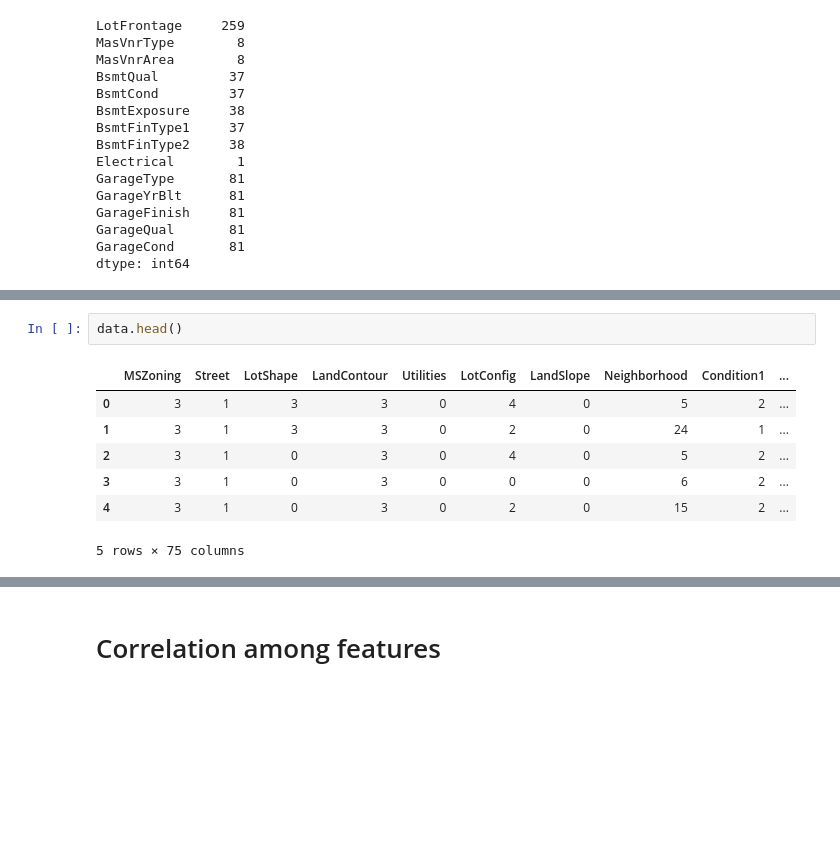
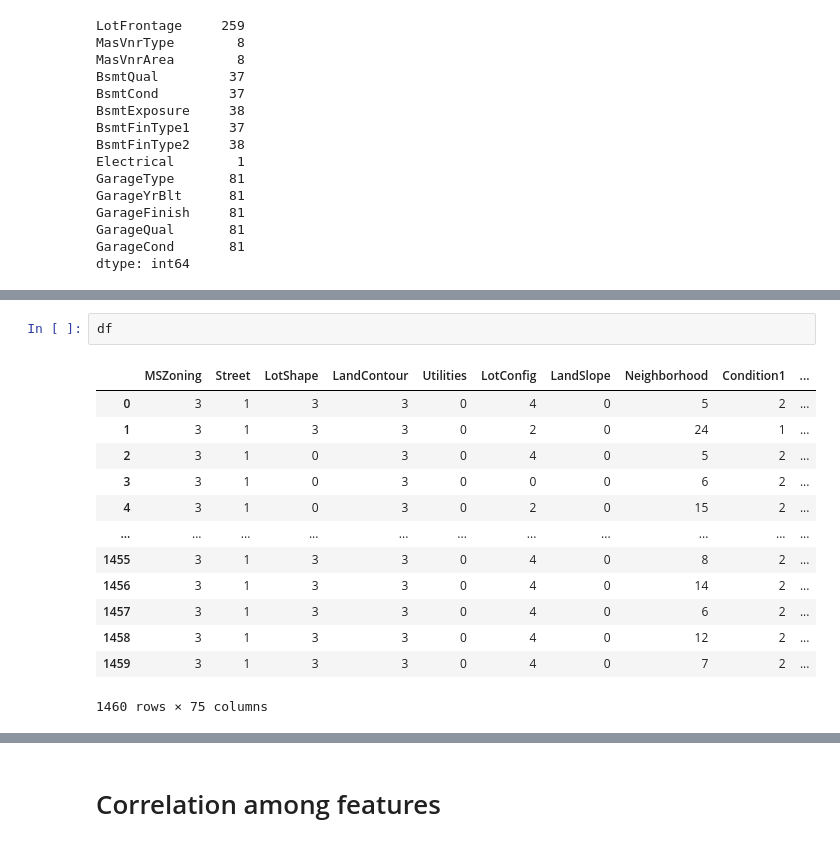
Before and after one commit to ZiadHamada/ZiadHamada, a Jupyter notebook: house-pricesing-linearregression-decisiontree.ipynb, the cells around one changed output, grey strips where cells are left out. Drawn from its saved outputs; the diff is of its cells as text; blank space fills up the shorter version.

```diff
--- a/house-pricesing-linearregression-decisiontree.ipynb
+++ b/house-pricesing-linearregression-decisiontree.ipynb
@@ -124,13 +186,19 @@ Try using .loc[row_indexer,col_indexer] = value instead
 
 See the caveats in the documentation: https://pandas.pydata.org/pandas-docs/stable/user_guide/indexing.html#returning-a-view-versus-a-copy
   self._setitem_single_column(ilocs[0], value, pi)
-# %%
-data.head()
-# %% [output]
-|  | MSZoning | Street | LotShape | LandContour | Utilities | LotConfig | LandSlope | Neighborhood | Condition1 | ... |
-| 0 | 3 | 1 | 3 | 3 | 0 | 4 | 0 | 5 | 2 | ... |
-| 1 | 3 | 1 | 3 | 3 | 0 | 2 | 0 | 24 | 1 | ... |
-| 2 | 3 | 1 | 0 | 3 | 0 | 4 | 0 | 5 | 2 | ... |
-| 3 | 3 | 1 | 0 | 3 | 0 | 0 | 0 | 6 | 2 | ... |
-| 4 | 3 | 1 | 0 | 3 | 0 | 2 | 0 | 15 | 2 | ... |
-5 rows × 75 columns
+# %%
+df
+# %% [output]
+|  | MSZoning | Street | LotShape | LandContour | Utilities | LotConfig | LandSlope | Neighborhood | Condition1 | ... |
+| 0 | 3 | 1 | 3 | 3 | 0 | 4 | 0 | 5 | 2 | ... |
+| 1 | 3 | 1 | 3 | 3 | 0 | 2 | 0 | 24 | 1 | ... |
+| 2 | 3 | 1 | 0 | 3 | 0 | 4 | 0 | 5 | 2 | ... |
+| 3 | 3 | 1 | 0 | 3 | 0 | 0 | 0 | 6 | 2 | ... |
+| 4 | 3 | 1 | 0 | 3 | 0 | 2 | 0 | 15 | 2 | ... |
+| ... | ... | ... | ... | ... | ... | ... | ... | ... | ... | ... |
+| 1455 | 3 | 1 | 3 | 3 | 0 | 4 | 0 | 8 | 2 | ... |
+| 1456 | 3 | 1 | 3 | 3 | 0 | 4 | 0 | 14 | 2 | ... |
+| 1457 | 3 | 1 | 3 | 3 | 0 | 4 | 0 | 6 | 2 | ... |
+| 1458 | 3 | 1 | 3 | 3 | 0 | 4 | 0 | 12 | 2 | ... |
+| 1459 | 3 | 1 | 3 | 3 | 0 | 4 | 0 | 7 | 2 | ... |
+1460 rows × 75 columns
```
Also changed, not shown: parts of 52 cells of this notebook.
